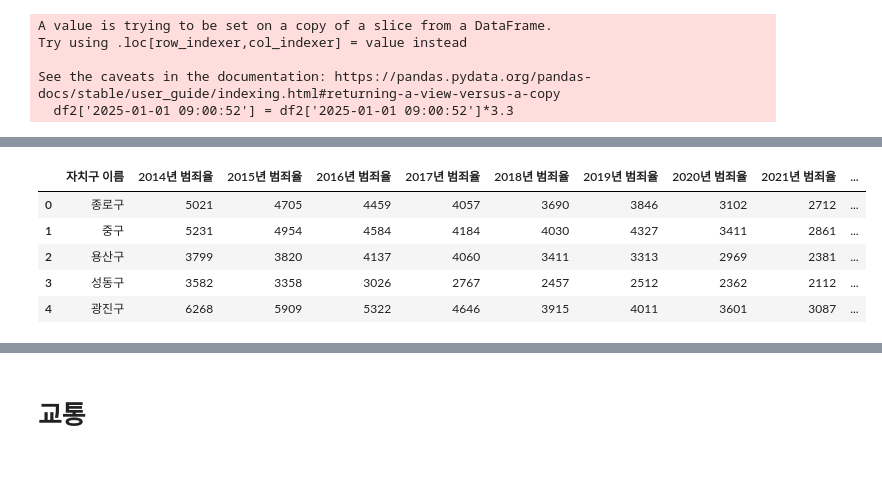
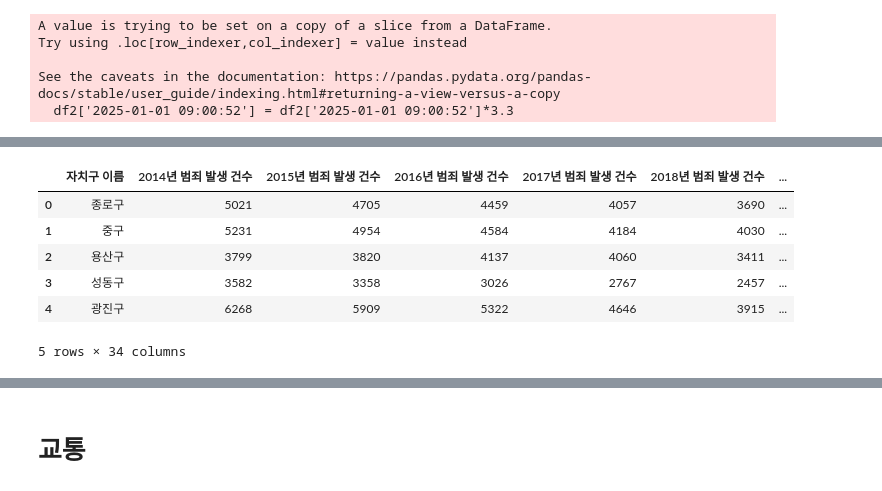
Before and after one commit to GDGoC-Success-Seollyongdan/GDGoC-Success-Seollyongdan-aiml, a Jupyter notebook: 홈_데이터_제공.ipynb, the cells around one changed output, grey strips where cells are left out. Saved outputs shown, nothing was run; the diff lists cells and outputs as text; code cells hidden in the pictures.

```diff
--- a/홈_데이터_제공.ipynb
+++ b/홈_데이터_제공.ipynb
@@ -87,0 +92,4 @@ df.head()
+# %%
+# 자치구 제외 다른 모든 칼럼 => 숫자형으로
+for column in new_columns[1:]:
+    df[column] = pd.to_numeric(df[column], errors='coerce')
@@ -190,25 +218,25 @@ df.head()
 # %%
 from sklearn.preprocessing import MinMaxScaler
 
-column = ["2023년 범죄율", "cctv", "경찰서 개수", "소방서 개수"]
+column = ["2023년 범죄 발생 건수", "cctv", "경찰서 개수", "소방서 개수"]
 
 # MinMaxScaler 적용한 데이터 프레임 생성
 scaler = MinMaxScaler()
 scaled_data = scaler.fit_transform(df[column])
 scaled_df = pd.DataFrame(scaled_data, columns=column)
 
-scaled_df["2023년 범죄율"] = 1 - scaled_df["2023년 범죄율"] # 범죄율은 낮을수록 높은 점수
+scaled_df["2023년 범죄 발생 건수"] = 1 - scaled_df["2023년 범죄 발생 건수"] # 범죄율은 낮을수록 높은 점수
 
 # 가중치
 weights = {
-    "2023년 범죄율": 0.25,
+    "2023년 범죄 발생 건수": 0.25,
     "cctv": 0.25,
     "경찰서 개수": 0.25,
     "소방서 개수": 0.25,
 }
 
 df["종합 안전/치안 점수"] = (
-    scaled_df["2023년 범죄율"] * weights["2023년 범죄율"] +
+    scaled_df["2023년 범죄 발생 건수"] * weights["2023년 범죄 발생 건수"] +
     scaled_df["cctv"] * weights["cctv"] +
     scaled_df["경찰서 개수"] * weights["경찰서 개수"] +
     scaled_df["소방서 개수"] * weights["소방서 개수"]
@@ -322,5 +370,3 @@ df.head()
-# %%
-df2 = pd.DataFrame(columns = ['자치구명', '평균 매매(만원)'])
 # %%
 ## 평균 실거래가
 ### 자치구별로 파일이 달라, 자치구 이름을 최종 데이터 프레임에서 가져와, 평균을 계산해서 추가하도록
@@ -328,7 +374,25 @@ df2 = pd.DataFrame(columns = ['자치구명', '평균 매매(만원)'])
 for i in range(0,25):
   seoul = df['자치구 이름'][i]
   df1 =pd.read_csv(f"/content/drive/MyDrive/GDGoc/1/새 폴더/서울시 부동산 실거래가 정보_{seoul}.csv", encoding ="cp949", low_memory=False)
+  df1['계약연월'] = df1['계약일'].astype(str).str[2:6]
+
+  # 2024, 2025년만 필터링
+  df2 = df1[df1['계약연월'].str[:2].isin(['24', '25'])]
+  df2 = df2.drop(columns=['계약일'])
+  df2['평당가격(만원)'] = df2['물건금액(만원)'] / (df2['건물면적(㎡)'] / 3.3)
   df1['평당 가격'] = df1['물건금액(만원)']/df1['건물면적(㎡)']*3.3
-  average_price = df1["평당 가격"].mean()
-  df2.loc[i, '자치구명'] = seoul
-  df2.loc[i, '평균 매매(만원)'] = average_price
+
+  # 계약연월별 평균 평당 가격
+  df3 = df2.groupby(['계약연월'])['평당가격(만원)'].mean().reset_index()
+
+  df3['자치구 이름'] = seoul
+  df3_1 = df3.pivot(index='자치구 이름', columns='계약연월', values='평당가격(만원)').reset_index()
+
+  # 매매가 컬럼명 변경 ("2401 매매", "2402 매매" 형태)
+  df3_1.columns = ['자치구 이름'] + [f"{col} 매매" for col in df3_1.columns[1:]]
+
+  # 자치구별 데이터 병합
+  if df4.empty:
+      df4 = df3_1
+  else:
+      df4 = pd.concat([df4, df3_1], ignore_index=True)
@@ -335,12 +419,13 @@ for i in range(0,25):
 # %%
 # df의 [자치구 이름] 기준으로 병합
-df = df.merge(df2, left_on="자치구 이름", right_on="자치구명", how="left")
-df = df.drop(columns=["자치구명"])
+df = df.merge(df4, left_on="자치구 이름", right_on="자치구 이름", how="left")
+
 df.head()
 # %% [output]
-|  | 자치구 이름 | 2014년 범죄율 | 2015년 범죄율 | 2016년 범죄율 | 2017년 범죄율 | 2018년 범죄율 | 2019년 범죄율 | 2020년 범죄율 | 2021년 범죄율 | ... |
-| 0 | 종로구 | 5021 | 4705 | 4459 | 4057 | 3690 | 3846 | 3102 | 2712 | ... |
-| 1 | 중구 | 5231 | 4954 | 4584 | 4184 | 4030 | 4327 | 3411 | 2861 | ... |
-| 2 | 용산구 | 3799 | 3820 | 4137 | 4060 | 3411 | 3313 | 2969 | 2381 | ... |
-| 3 | 성동구 | 3582 | 3358 | 3026 | 2767 | 2457 | 2512 | 2362 | 2112 | ... |
-| 4 | 광진구 | 6268 | 5909 | 5322 | 4646 | 3915 | 4011 | 3601 | 3087 | ... |
+|  | 자치구 이름 | 2014년 범죄 발생 건수 | 2015년 범죄 발생 건수 | 2016년 범죄 발생 건수 | 2017년 범죄 발생 건수 | 2018년 범죄 발생 건수 | ... |
+| 0 | 종로구 | 5021 | 4705 | 4459 | 4057 | 3690 | ... |
+| 1 | 중구 | 5231 | 4954 | 4584 | 4184 | 4030 | ... |
+| 2 | 용산구 | 3799 | 3820 | 4137 | 4060 | 3411 | ... |
+| 3 | 성동구 | 3582 | 3358 | 3026 | 2767 | 2457 | ... |
+| 4 | 광진구 | 6268 | 5909 | 5322 | 4646 | 3915 | ... |
+5 rows × 34 columns
```
Also changed, not shown: parts of 44 cells of this notebook, 4 other files.
